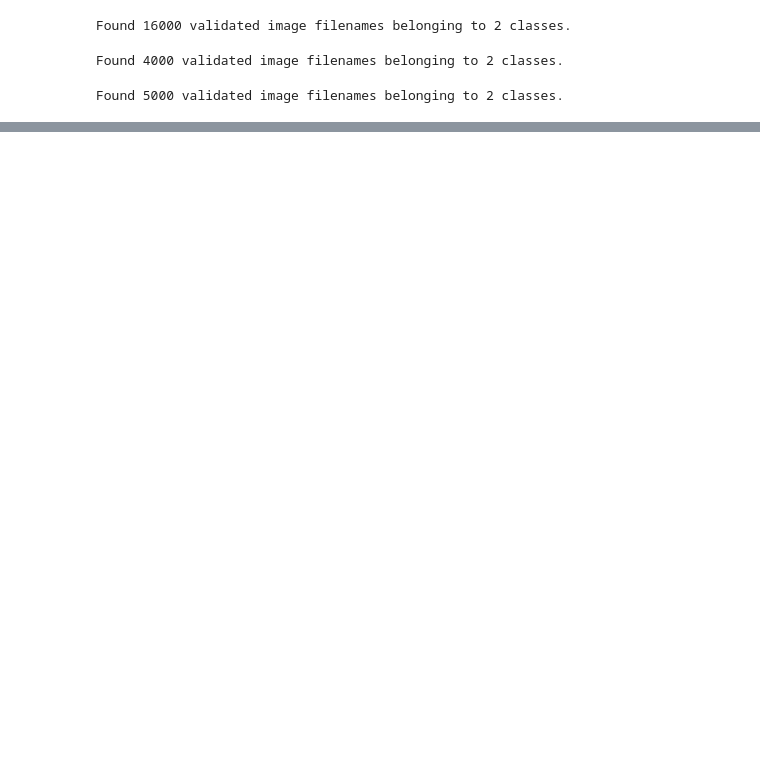
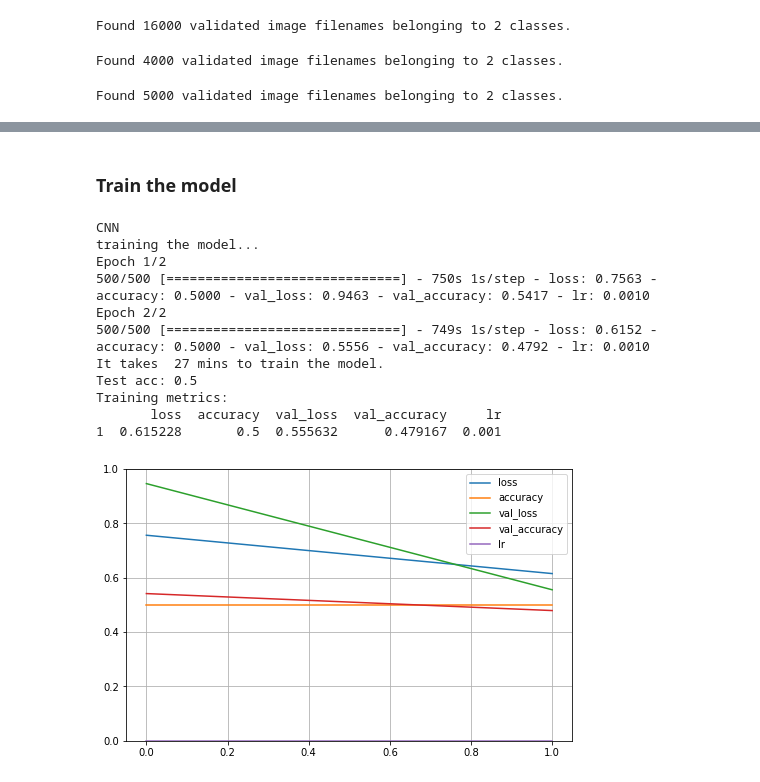
Before and after one commit to divassya/CS767_ML_project, a Jupyter notebook: CS767_animal_classification.ipynb, the cells around one changed output, grey strips where cells are left out. Cells and saved outputs as stored; diff of their text form; code cells hidden in the pictures; blank space fills up the shorter version.

```diff
--- a/CS767_animal_classification.ipynb
+++ b/CS767_animal_classification.ipynb
@@ -43,6 +78,7 @@ random.seed(seed)
 image_size = (128, 128)
 batch_size = 32
 val_split = 0.2
+epoch=2
 # set the path of the data
 train_path = './train'
 # %% [markdown]
@@ -167,7 +211,7 @@ test_generator = validation_datagen.flow_from_dataframe(
     directory = train_path,
     x_col = "image_name",
     y_col = "label",
-    target_size=(224, 224),
+    target_size=image_size,
     batch_size=batch_size,
     class_mode='binary',
     shuffle=False,
@@ -176,0 +258,19 @@ Found 5000 validated image filenames belonging to 2 classes.
+# %%
+early_stop = EarlyStopping(patience=10)
+
+lr_reduction = ReduceLROnPlateau(
+    monitor='val_accuracy',
+    patience=2,
+    verbose=1,
+    factor=0.5,
+    min_lr=0.00001
+)
+mc = ModelCheckpoint(filepath = './best_model.h5',save_best_only=True,
+                                                     verbose=0)
+# model_chkpt = ModelCheckpoint('save_at_{epoch}.h5')
+
+callbacks = [
+    early_stop,
+    lr_reduction,
+    mc
+]
@@ -176,0 +306,3 @@ Found 5000 validated image filenames belonging to 2 classes.
+# %%
+model=CNN()
+model.summary()
@@ -176,0 +327,35 @@ Found 5000 validated image filenames belonging to 2 classes.
+# %% [markdown]
+### Train the model
+# %%
+model_name = 'CNN'
+print(model_name)
+# training
+print('training the model...')
+start = time()
+with tf.device("/GPU:0"): # use GPU-kernel
+  hist = model.fit(train_generator,
+          validation_data = val_generator,
+          epochs=epoch,
+          batch_size=batch_size,
+          verbose = 1,
+          validation_steps=3,
+          callbacks=callbacks)
+print('It takes ',round((time()-start)/60), 'mins to train the model.')
+
+model.save('./final_' + model_name +'.h5')
+test_loss, test_acc = model.evaluate(test_generator, verbose=0)
+print('Test acc:', test_acc)
+learning_curve(hist, model_name)
+# %% [output]
+CNN
+training the model...
+Epoch 1/2
+500/500 [==============================] - 750s 1s/step - loss: 0.7563 - accuracy: 0.5000 - val_loss: 0.9463 - val_accuracy: 0.5417 - lr: 0.0010
+Epoch 2/2
+500/500 [==============================] - 749s 1s/step - loss: 0.6152 - accuracy: 0.5000 - val_loss: 0.5556 - val_accuracy: 0.4792 - lr: 0.0010
+It takes  27 mins to train the model.
+Test acc: 0.5
+Training metrics:
+       loss  accuracy  val_loss  val_accuracy     lr
+1  0.615228       0.5  0.555632      0.479167  0.001
+[figure, added]
```
Also changed, not shown: parts of 26 cells of this notebook.
